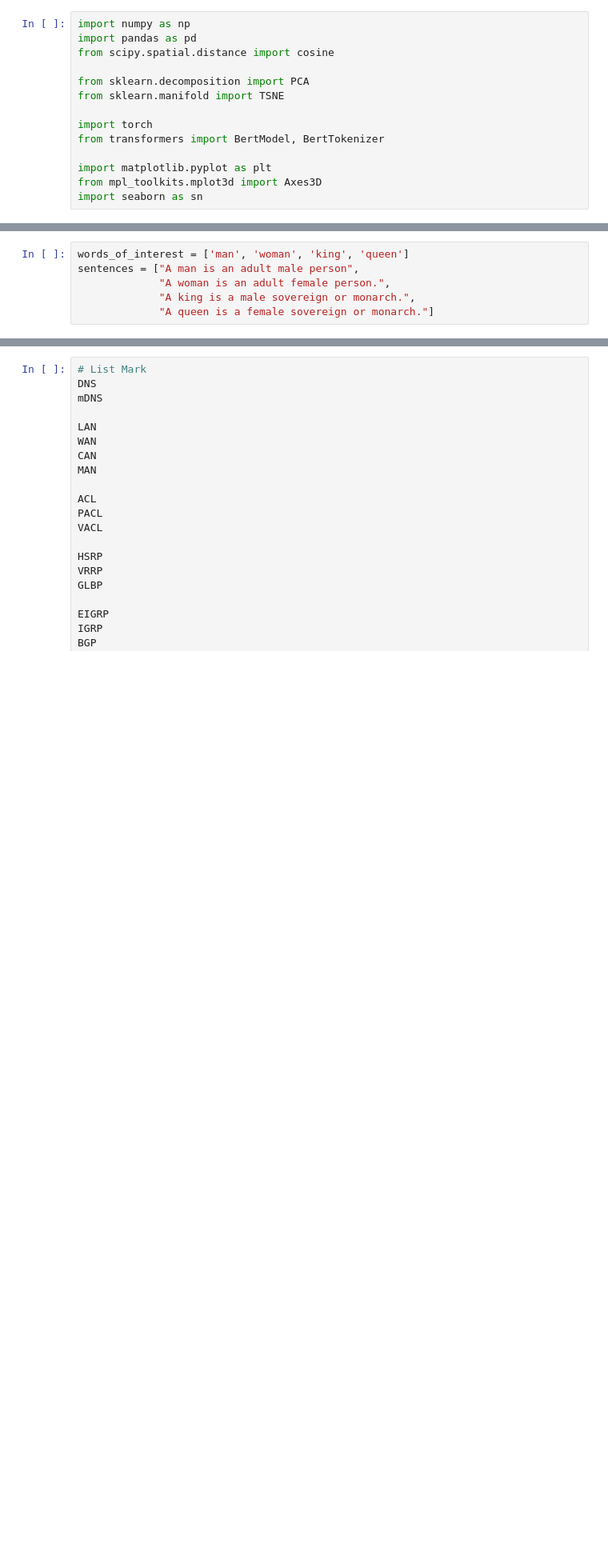
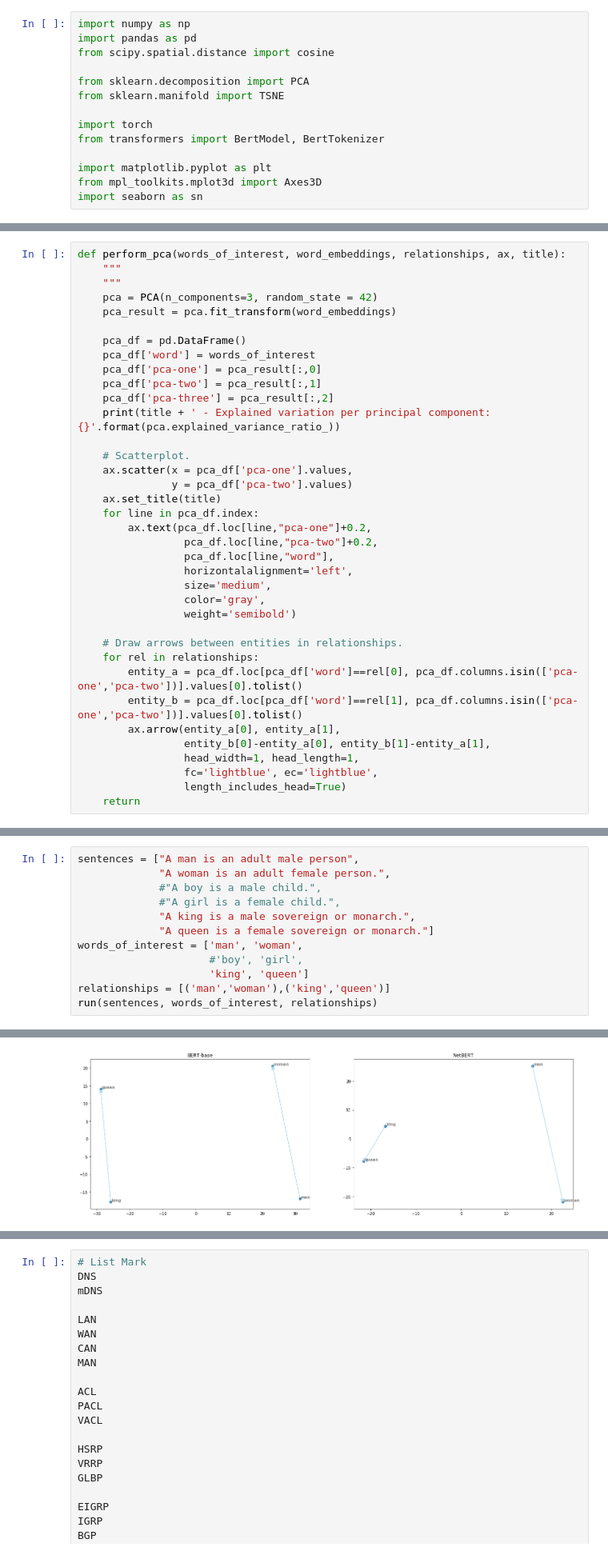
Before and after one commit to ant-louis/netbert, a Jupyter notebook: Code/Intrinsic_evaluation/word_analogies.ipynb, the cells around one changed output, grey strips where cells are left out. Shown at 80% size. Saved outputs shown, nothing was run; the diff lists cells and outputs as text; blank space fills up the shorter version.

Commit message:
Finish script word analogy

```diff
--- a/Code/Intrinsic_evaluation/word_analogies.ipynb
+++ b/Code/Intrinsic_evaluation/word_analogies.ipynb
@@ -16,0 +126,37 @@ import seaborn as sn
+# %%
+def perform_pca(words_of_interest, word_embeddings, relationships, ax, title):
+    """
+    """
+    pca = PCA(n_components=3, random_state = 42)
+    pca_result = pca.fit_transform(word_embeddings)
+
+    pca_df = pd.DataFrame()
+    pca_df['word'] = words_of_interest
+    pca_df['pca-one'] = pca_result[:,0]
+    pca_df['pca-two'] = pca_result[:,1]
+    pca_df['pca-three'] = pca_result[:,2]
+    print(title + ' - Explained variation per principal component: {}'.format(pca.explained_variance_ratio_))
+
+    # Scatterplot.
+    ax.scatter(x = pca_df['pca-one'].values,
+               y = pca_df['pca-two'].values)
+    ax.set_title(title)
+    for line in pca_df.index:
+        ax.text(pca_df.loc[line,"pca-one"]+0.2,
+                 pca_df.loc[line,"pca-two"]+0.2,
+                 pca_df.loc[line,"word"],
+                 horizontalalignment='left',
+                 size='medium',
+                 color='gray',
+                 weight='semibold')
+
+    # Draw arrows between entities in relationships.
+    for rel in relationships:
+        entity_a = pca_df.loc[pca_df['word']==rel[0], pca_df.columns.isin(['pca-one','pca-two'])].values[0].tolist()
+        entity_b = pca_df.loc[pca_df['word']==rel[1], pca_df.columns.isin(['pca-one','pca-two'])].values[0].tolist()
+        ax.arrow(entity_a[0], entity_a[1],
+                 entity_b[0]-entity_a[0], entity_b[1]-entity_a[1],
+                 head_width=1, head_length=1,
+                 fc='lightblue', ec='lightblue',
+                 length_includes_head=True)
+    return
@@ -17,6 +224,13 @@ import seaborn as sn
 # %%
-words_of_interest = ['man', 'woman', 'king', 'queen']
 sentences = ["A man is an adult male person",
              "A woman is an adult female person.",
+             #"A boy is a male child.",
+             #"A girl is a female child.",
              "A king is a male sovereign or monarch.",
              "A queen is a female sovereign or monarch."]
+words_of_interest = ['man', 'woman',
+                     #'boy', 'girl',
+                     'king', 'queen']
+relationships = [('man','woman'),('king','queen')]
+run(sentences, words_of_interest, relationships)
+# %% [output]
@@ -22,0 +256 @@ sentences = ["A man is an adult male person",
+[figure, added]
```
Also changed, not shown: parts of 20 cells of this notebook.
